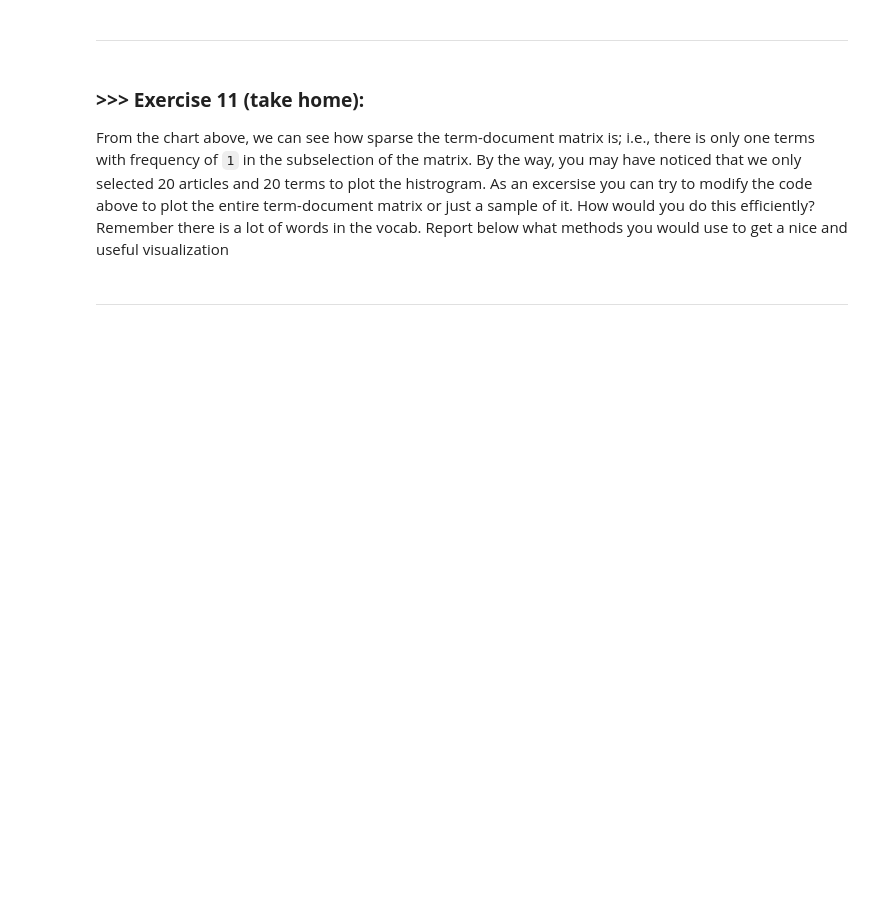
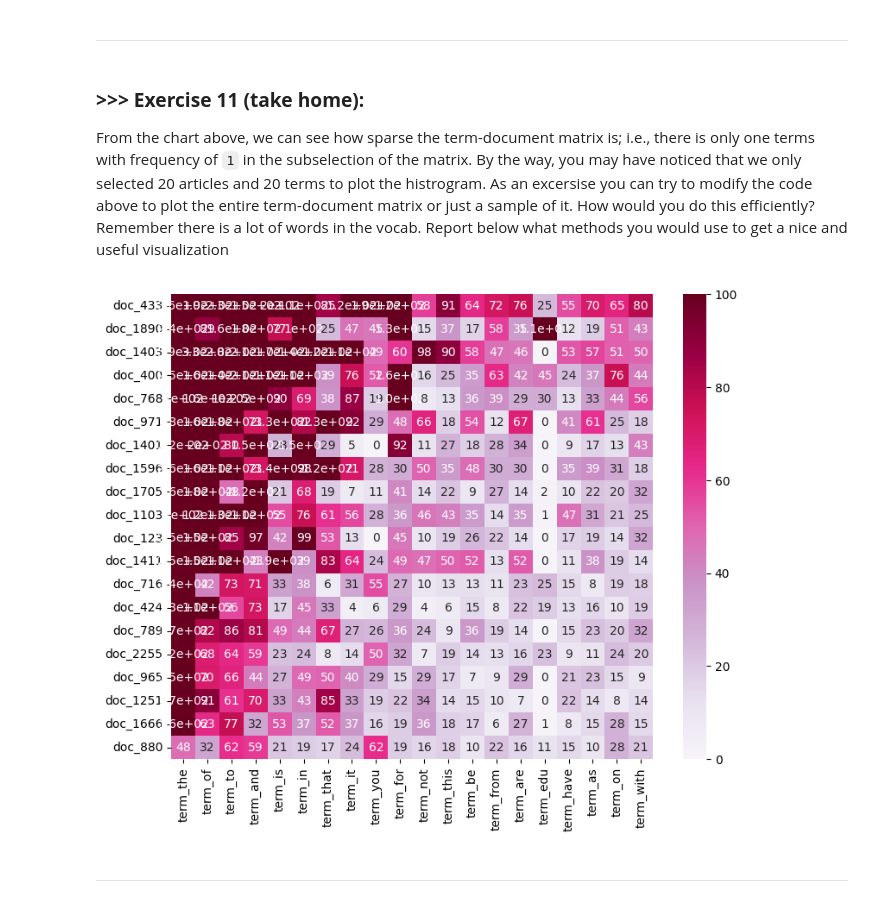
Before and after one commit to ARui-tw/DM2022-Lab1-Homework, a Jupyter notebook: DM2022-Lab1-Master.ipynb, the cells around one changed output. Cells and saved outputs as stored; diff of their text form; code cells hidden in the pictures; blank space fills up the shorter version.

```diff
--- a/DM2022-Lab1-Master.ipynb
+++ b/DM2022-Lab1-Master.ipynb
@@ -1031,3 +1035,26 @@ From the chart above, we can see how sparse the term-document matrix is; i.e., t
+# %%
+# Answer here
+
+plot_x = ["term_"+str(i) for i in count_vect.get_feature_names_out()]
+plot_y = ["doc_"+ str(i) for i in list(X.index)]
+plot_z = X_counts.toarray()
+
+
+df_todraw = pd.DataFrame(plot_z, columns = plot_x, index = plot_y)
+
+s0 = df_todraw.sum(axis=0)
+df_todraw = df_todraw[s0.sort_values(ascending=False).index[:]]
+
+df_todraw = ((df_todraw).assign(sum=df_todraw.sum(axis=1)).sort_values(by='sum', ascending=False).iloc[:, :-1])  # Remove temporary `sum` column.
+
+df_todraw = df_todraw.iloc[0:20, 0:20]
+
+plt.subplots(figsize=(9, 7))
+ax = sns.heatmap(df_todraw,
+                 cmap="PuRd",
+                 vmin=0, vmax=100, annot=True)
+# %% [output]
+[figure, added]
 # %% [markdown]
 ---
 # %% [markdown]
```
Also changed, not shown: parts of 21 cells of this notebook.
